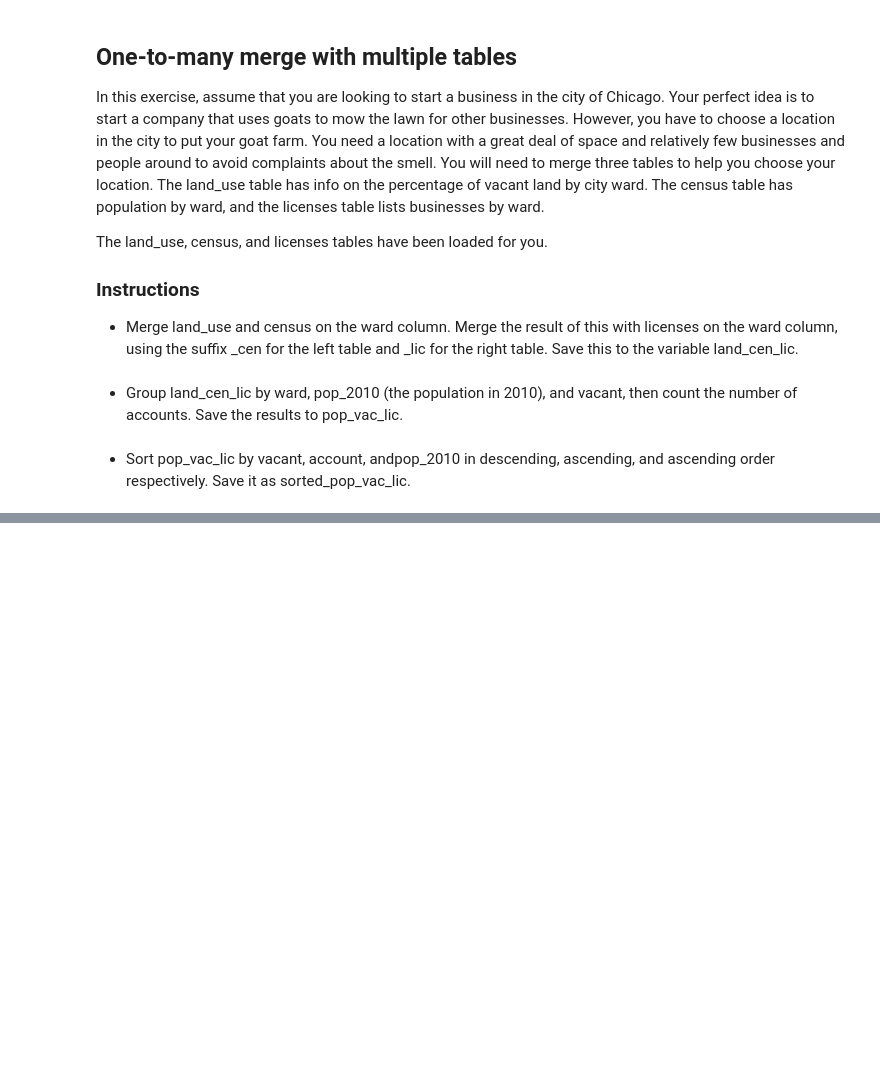
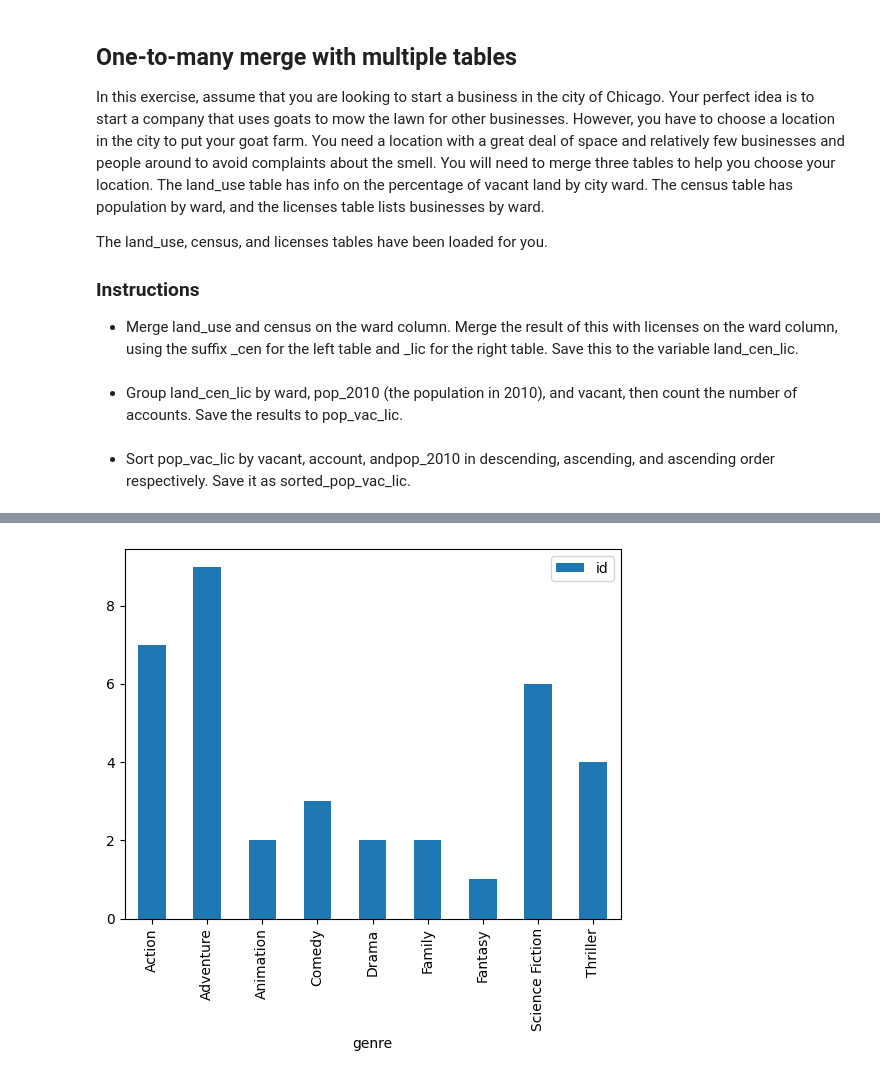
Before and after one commit to petsereypanha/python_data, a Jupyter notebook: pandas/Joining Data with pandas.ipynb, the cells around one changed output, grey strips where cells are left out. Saved outputs shown, nothing was run; the diff lists cells and outputs as text; code cells hidden in the pictures; blank space fills up the shorter version.

Commit message:
add joinnig data with pandas and update

```diff
--- a/pandas/Joining Data with pandas.ipynb
+++ b/pandas/Joining Data with pandas.ipynb
@@ -286,0 +428,4 @@ print(sorted_pop_vac_lic.head())
+# %%
+# Load the pop_movies and movie_to_genres DataFrames
+pop_movies = pd.read_csv('../data/pop_movies.csv')
+movie_to_genres = pd.read_csv('../data/movie_to_genres.csv')
@@ -286,0 +448,12 @@ print(sorted_pop_vac_lic.head())
+# %%
+# Use right join to merge the movie_to_genres and pop_movies tables
+genres_movies = movie_to_genres.merge(pop_movies, how='right', left_on='movie_id', right_on='id')
+
+# Count the number of genres
+genre_count = genres_movies.groupby('genre').agg({'id':'count'})
+
+# Plot a bar chart of the genre_count
+genre_count.plot(kind='bar')
+plt.show()
+# %% [output]
+[figure, added]
```
Also changed, not shown: parts of 67 cells of this notebook, 40 other files.
